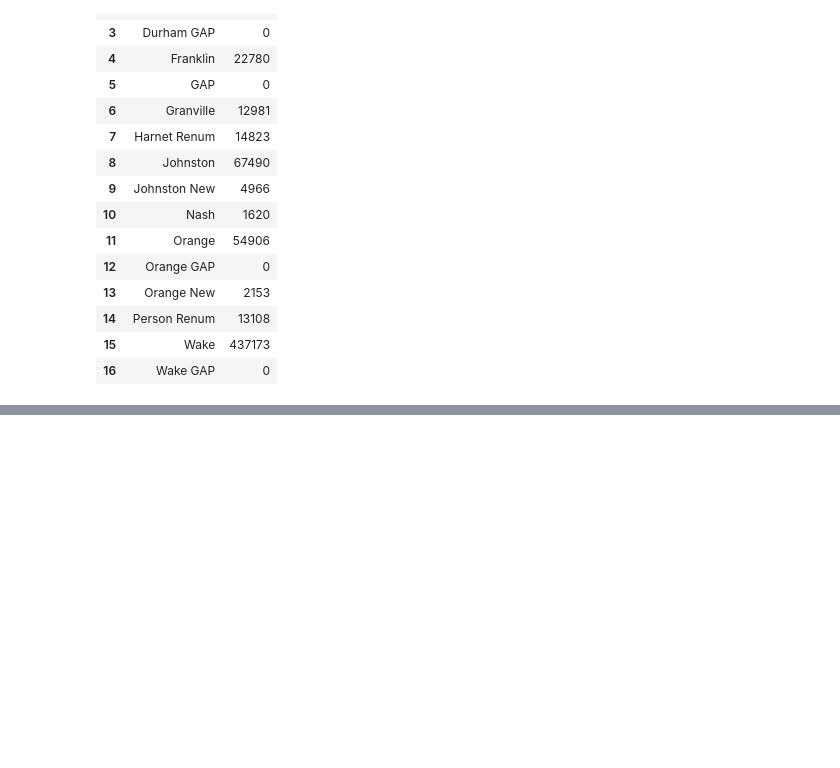
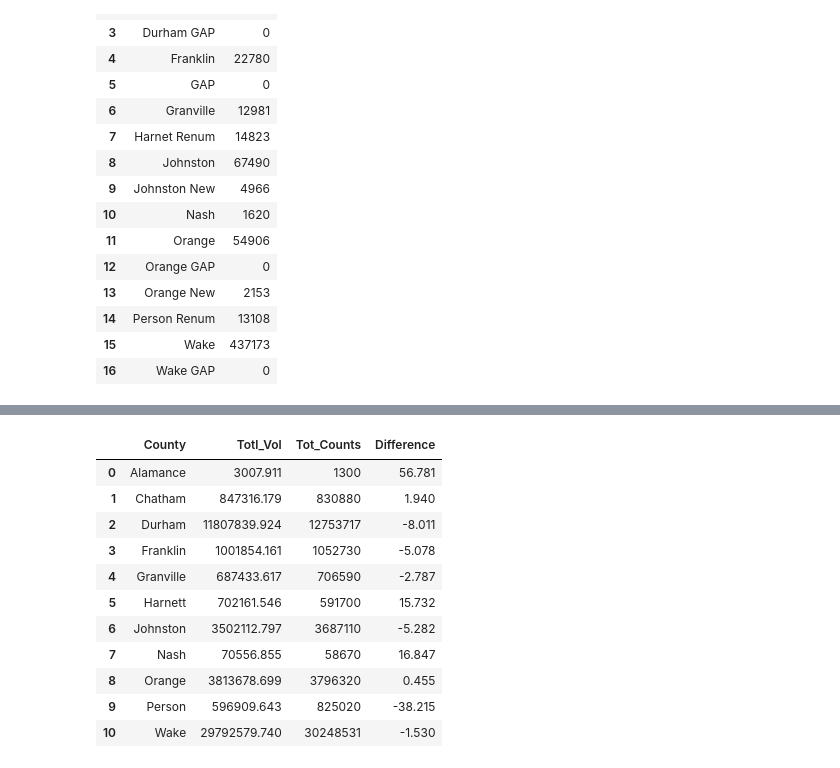
Before and after one commit to JFord-DCHCMPO/TRMG2_Analyses, a Jupyter notebook: TRMG2_Analyses.ipynb, the cells around one changed output, grey strips where cells are left out. Cells and saved outputs as stored; diff of their text form; code cells hidden in the pictures; blank space fills up the shorter version.

Commit message:
Add county tool

```diff
--- a/TRMG2_Analyses.ipynb
+++ b/TRMG2_Analyses.ipynb
@@ -26,6 +26,7 @@ from siuba import *
 from siuba import group_by, summarize, _
 from plotnine import ggplot, aes, geom_line
 
+pd.set_option('display.float_format', lambda x: '%.3f' % x)
 #git instructions - open terminal in jupyternotebook
 ## cd "C:/Users/JacobFo/OneDrive - City of Durham/Python/TRMG2"
 
@@ -92,0 +138,32 @@ hwy_2016_v6 = dk.GetDataFrameFromBin(inpFname)
+# %%
+## Add county level difference
+
+
+county_difference = (
+hwy_2016_g2
+    >>filter(_.HCMType !="CC")
+    >>filter(_.DailyCount>0)
+    >>group_by(_.County)
+    >>summarize(
+                Totl_Vol =_.Total_Flow_Daily.sum(),
+                Tot_Counts = _.DailyCount.sum())
+   >>mutate(Difference = ((_.Totl_Vol - _.Tot_Counts)/_.Totl_Vol)*100)
+
+
+
+)
+
+county_difference
+# %% [output]
+|  | County | Totl_Vol | Tot_Counts | Difference |
+| 0 | Alamance | 3007.911 | 1300 | 56.781 |
+| 1 | Chatham | 847316.179 | 830880 | 1.940 |
+| 2 | Durham | 11807839.924 | 12753717 | -8.011 |
+| 3 | Franklin | 1001854.161 | 1052730 | -5.078 |
+| 4 | Granville | 687433.617 | 706590 | -2.787 |
+| 5 | Harnett | 702161.546 | 591700 | 15.732 |
+| 6 | Johnston | 3502112.797 | 3687110 | -5.282 |
+| 7 | Nash | 70556.855 | 58670 | 16.847 |
+| 8 | Orange | 3813678.699 | 3796320 | 0.455 |
+| 9 | Person | 596909.643 | 825020 | -38.215 |
+| 10 | Wake | 29792579.740 | 30248531 | -1.530 |
```
Also changed, not shown: parts of 7 cells of this notebook.
